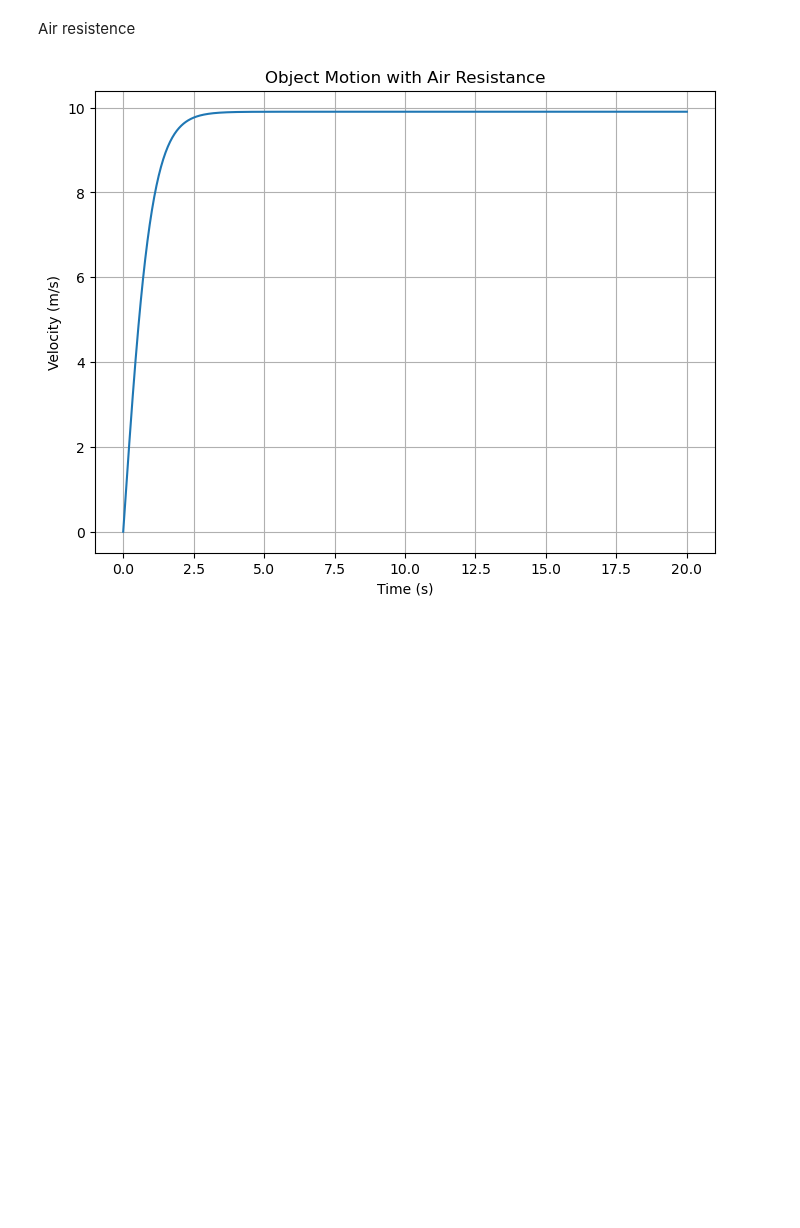
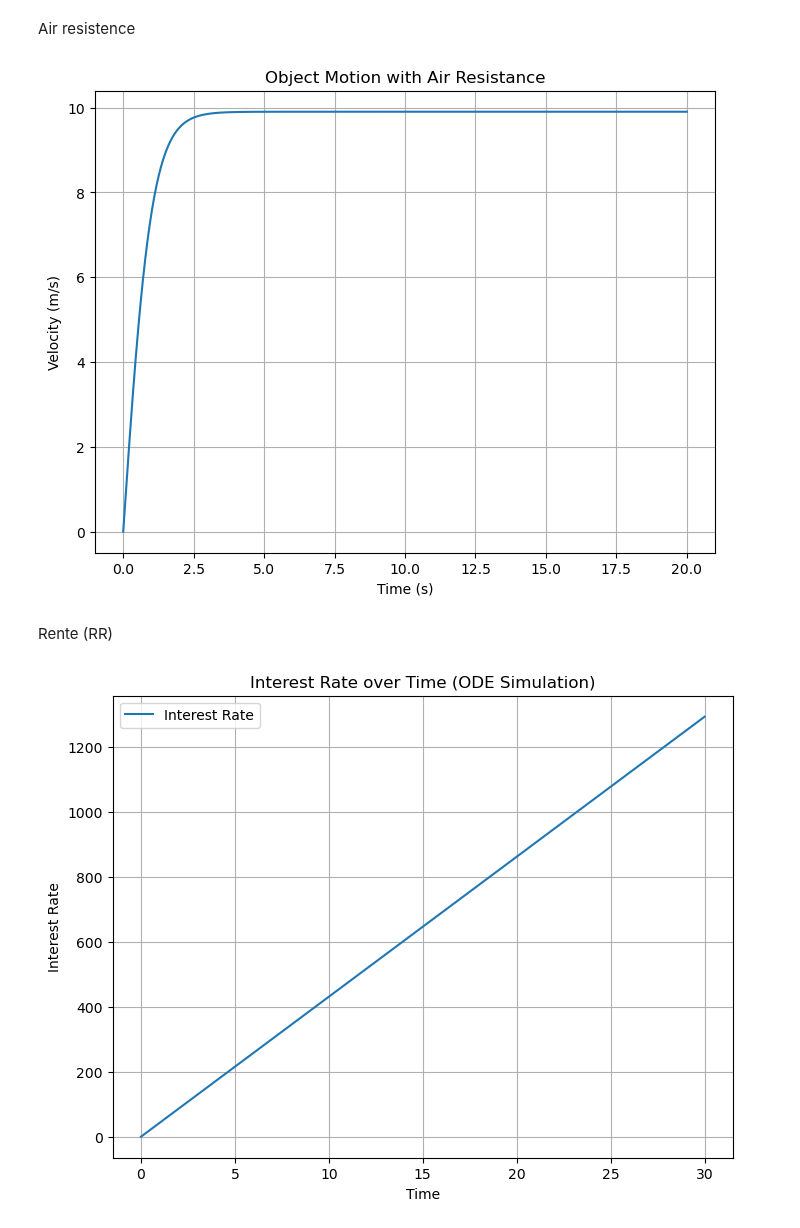
Before and after one commit to 591118/ProsjektADAH2023, a Jupyter notebook: ode.ipynb, the cells around one changed output. Drawn from its saved outputs; the diff is of its cells as text; code cells hidden in the pictures; blank space fills up the shorter version.

```diff
--- a/ode.ipynb
+++ b/ode.ipynb
@@ -4,0 +7,7 @@ Trenger renteODE, inflasjonODE
+# %%
+annual_inflation_goal = 2.5  # Annual inflation goal in percentage
+
+# Convert the annual inflation goal to a monthly percentage
+monthly_inflation_goal = annual_inflation_goal / 12
+
+print(monthly_inflation_goal)
@@ -35,3 +63,41 @@ plt.grid(True)
 plt.show()
 # %% [output]
 [figure]
+# %% [markdown]
+Rente (RR)
+# %%
+import numpy as np
+from scipy.integrate import odeint
+import matplotlib.pyplot as plt
+
+# Function defining the ODE
+def model(R, t, KPI, monthly_inflation_goal, BNP, potential_BNP):
+    dRdt = ((KPI - inflation_target) / inflation_target) + ((BNP - potential_BNP) / potential_BNP)
+    return dRdt
+
+# Initial condition (initial interest rate)
+initial_interest_rate = 0.05
+
+# Time points
+t = np.linspace(0, 30, 100)  # Time from 0 to 10 (arbitrary units)
+
+# Parameters
+KPI = 110  # Example KPI value
+inflation_target = 0.025  # Example inflation target (constant)
+BNP = 10000  # Example BNP value
+potential_BNP = 9000  # Example potential BNP (constant)
+
+# Solve the ODE
+R = odeint(model, initial_interest_rate, t, args=(KPI, inflation_target, BNP, potential_BNP))
+
+# Plot
+plt.figure(figsize=(8, 6))
+plt.plot(t, R, label='Interest Rate')
+plt.xlabel('Time')
+plt.ylabel('Interest Rate')
+plt.title('Interest Rate over Time (ODE Simulation)')
+plt.legend()
+plt.grid(True)
+plt.show()
+# %% [output]
+[figure, added]
```
Also changed, not shown: parts of 3 cells of this notebook, 3 other files.
